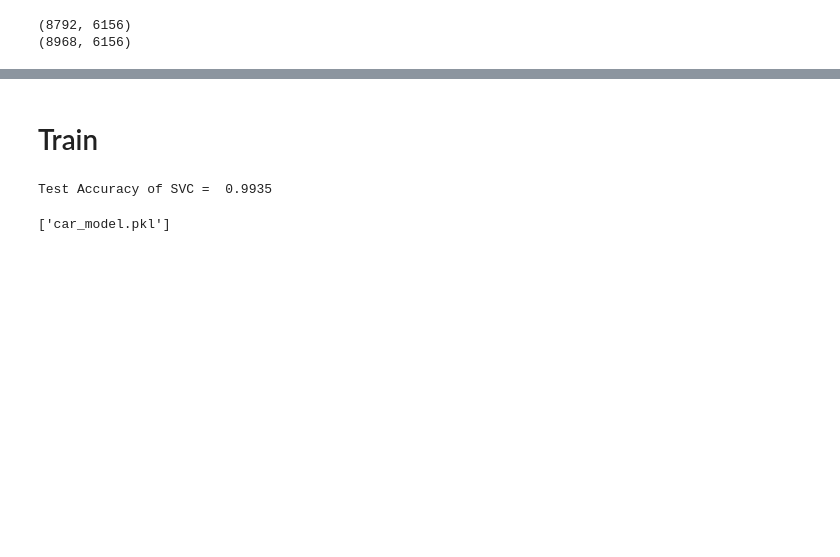
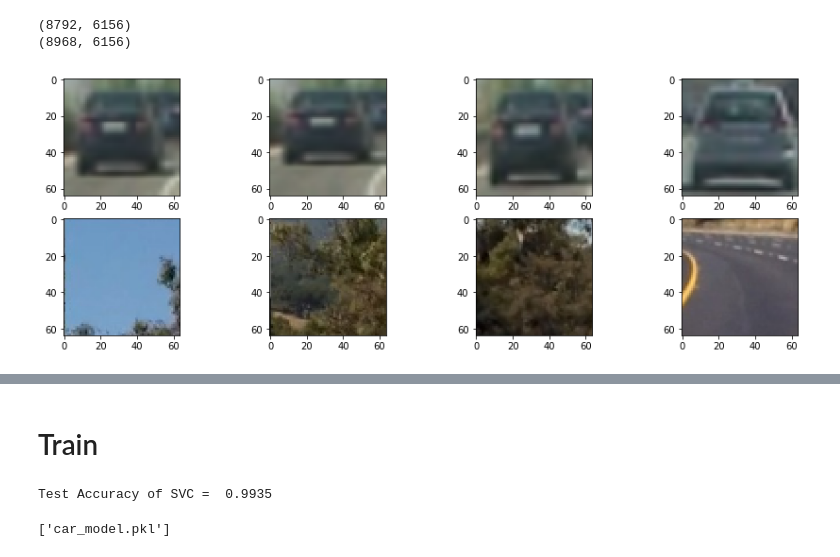
Before and after one commit to phvu/CarND-Vehicle-Detection, a Jupyter notebook: vehicle-detection.ipynb, the cells around one changed output, grey strips where cells are left out. Cells and saved outputs as stored; diff of their text form; code cells hidden in the pictures; blank space fills up the shorter version.

```diff
--- a/vehicle-detection.ipynb
+++ b/vehicle-detection.ipynb
@@ -77,3 +77,16 @@ np.savez('./data/features.npz', vehicles=vehicles, non_vehicles=non_vehicles)
 # %% [output]
 (8792, 6156)
 (8968, 6156)
+# %%
+num_imgs = 4
+vehicle_imgs = [io.imread(x) for x in glob.glob('./data/vehicles/*/*.png')[:num_imgs]]
+non_vehicle_imgs = [io.imread(x) for x in glob.glob('./data/non-vehicles/*/*.png')[:num_imgs]]
+plt.figure(figsize=(15, 5))
+for i in range(num_imgs):
+    plt.subplot('{}{}{}'.format(2, num_imgs, i + 1))
+    plt.imshow(vehicle_imgs[i])
+    plt.subplot('{}{}{}'.format(2, num_imgs, i + 1 + num_imgs))
+    plt.imshow(non_vehicle_imgs[i])
+plt.show()
+# %% [output]
+[figure, added]
```
Also changed, not shown: parts of 1 cell of this notebook, 6 other files.
